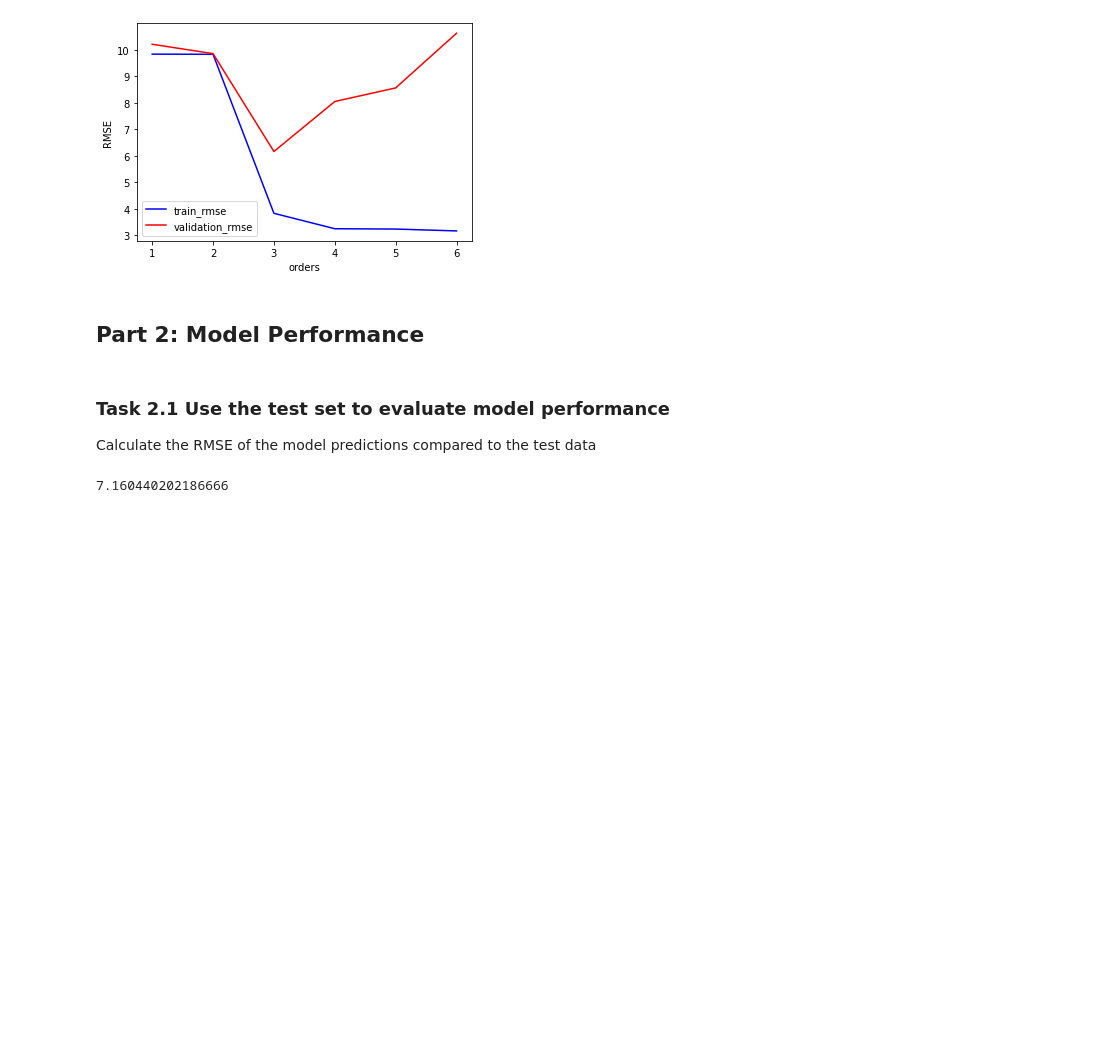
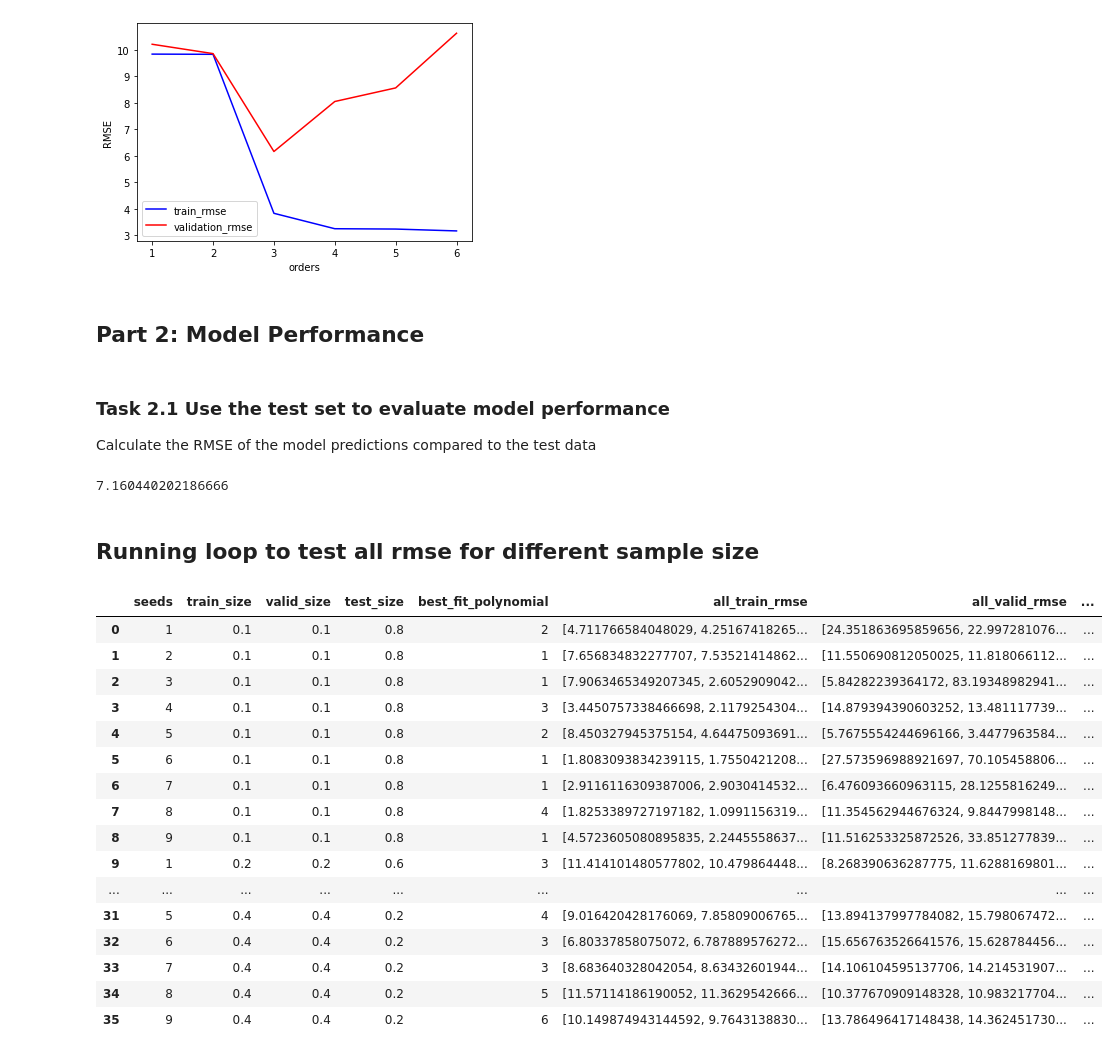
Before and after one commit to darrenCWJ/Imperial_College_ML_AI, a Jupyter notebook: Week 5 - Generalisation Theory Bias-Variance Tradeoff/Training_Validation_&_Test_Sets_E.ipynb, the cells around one changed output. Cells and saved outputs as stored; diff of their text form; code cells hidden in the pictures; blank space fills up the shorter version.

```diff
--- a/Week 5 - Generalisation Theory Bias-Variance Tradeoff/Training_Validation_&_Test_Sets_E.ipynb
+++ b/Week 5 - Generalisation Theory Bias-Variance Tradeoff/Training_Validation_&_Test_Sets_E.ipynb
@@ -181,3 +181,13 @@ test_RMSE = np.sqrt(test_MSE) # Root Mean Squared Error, RMSE
 test_RMSE
 # %% [output]
 7.160440202186666
+# %% [markdown]
+## Running loop to test all rmse for different sample size
+# %%
+def rmse(v, data):
+    predict = np.polyval(v,data['X'])
+    absError = predict - data['Y']
+    SE = np.square(absError) # squared errors
+    MSE = np.mean(SE) # mean squared errors
+    RMSE = np.sqrt(MSE)
+    return RMSE
@@ -183,0 +250,32 @@ test_RMSE
+# %%
+pd.DataFrame( data = {
+'seeds':seeds,
+'train_size':train_size,
+'valid_size':valid_size,
+'test_size':test_size,
+'best_fit_polynomial':best_fit_polynomial,
+'all_train_rmse':all_train_rmse,
+'all_valid_rmse':all_valid_rmse,
+'all_test_rmse':all_test_rmse,
+'best_train_rmses':best_train_rmses,
+'best_valid_rmses':best_valid_rmses,
+'best_test_rmses':best_test_rmses,
+})
+# %% [output]
+|  | seeds | train_size | valid_size | test_size | best_fit_polynomial | all_train_rmse | all_valid_rmse | ... |
+| 0 | 1 | 0.1 | 0.1 | 0.8 | 2 | [4.711766584048029, 4.25167418265... | [24.351863695859656, 22.997281076... | ... |
+| 1 | 2 | 0.1 | 0.1 | 0.8 | 1 | [7.656834832277707, 7.53521414862... | [11.550690812050025, 11.818066112... | ... |
+| 2 | 3 | 0.1 | 0.1 | 0.8 | 1 | [7.9063465349207345, 2.6052909042... | [5.84282239364172, 83.19348982941... | ... |
+| 3 | 4 | 0.1 | 0.1 | 0.8 | 3 | [3.4450757338466698, 2.1179254304... | [14.879394390603252, 13.481117739... | ... |
+| 4 | 5 | 0.1 | 0.1 | 0.8 | 2 | [8.450327945375154, 4.64475093691... | [5.7675554244696166, 3.4477963584... | ... |
+| 5 | 6 | 0.1 | 0.1 | 0.8 | 1 | [1.8083093834239115, 1.7550421208... | [27.573596988921697, 70.105458806... | ... |
+| 6 | 7 | 0.1 | 0.1 | 0.8 | 1 | [2.9116116309387006, 2.9030414532... | [6.476093660963115, 28.1255816249... | ... |
+| 7 | 8 | 0.1 | 0.1 | 0.8 | 4 | [1.8253389727197182, 1.0991156319... | [11.354562944676324, 9.8447998148... | ... |
+| 8 | 9 | 0.1 | 0.1 | 0.8 | 1 | [4.5723605080895835, 2.2445558637... | [11.516253325872526, 33.851277839... | ... |
+| 9 | 1 | 0.2 | 0.2 | 0.6 | 3 | [11.414101480577802, 10.479864448... | [8.268390636287775, 11.6288169801... | ... |
+| ... | ... | ... | ... | ... | ... | ... | ... | ... |
+| 31 | 5 | 0.4 | 0.4 | 0.2 | 4 | [9.016420428176069, 7.85809006765... | [13.894137997784082, 15.798067472... | ... |
+| 32 | 6 | 0.4 | 0.4 | 0.2 | 3 | [6.80337858075072, 6.787889576272... | [15.656763526641576, 15.628784456... | ... |
+| 33 | 7 | 0.4 | 0.4 | 0.2 | 3 | [8.683640328042054, 8.63432601944... | [14.106104595137706, 14.214531907... | ... |
+| 34 | 8 | 0.4 | 0.4 | 0.2 | 5 | [11.57114186190052, 11.3629542666... | [10.377670909148328, 10.983217704... | ... |
+| 35 | 9 | 0.4 | 0.4 | 0.2 | 6 | [10.149874943144592, 9.7643138830... | [13.786496417148438, 14.362451730... | ... |
```
Also changed, not shown: parts of 1 cell of this notebook.
